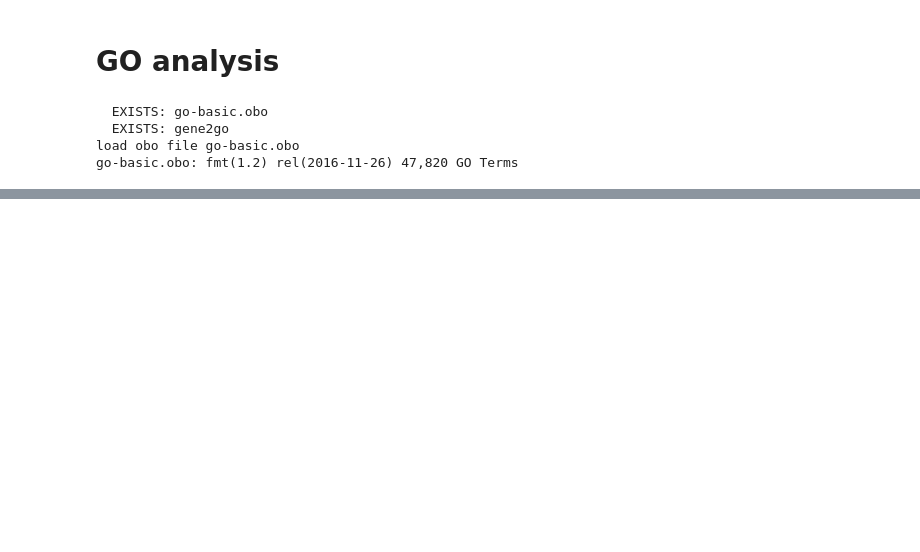
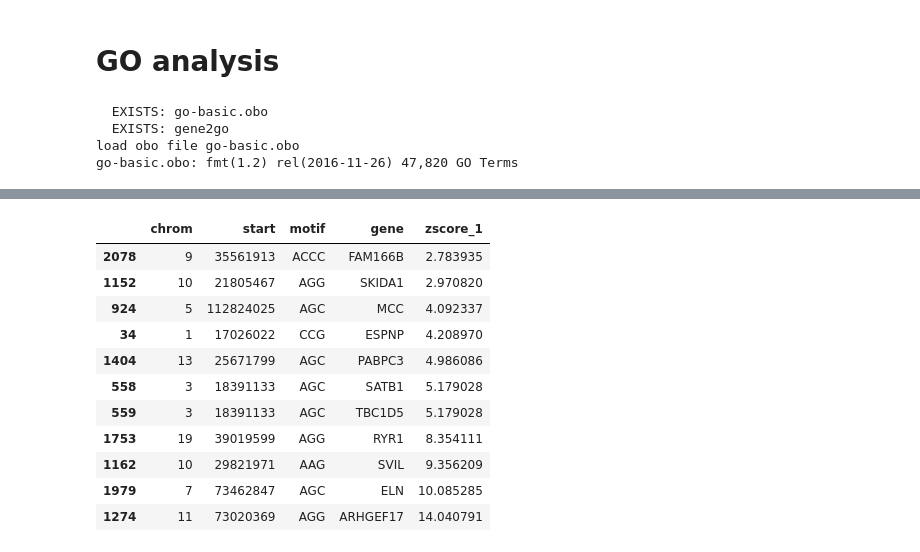
Before and after one commit to gymreklab/mutea-autosomal, a Jupyter notebook: figures/Figure4_InterpretingConstraint.ipynb, the cells around one changed output, grey strips where cells are left out. Saved outputs shown, nothing was run; the diff lists cells and outputs as text; code cells hidden in the pictures; blank space fills up the shorter version.

```diff
--- a/figures/Figure4_InterpretingConstraint.ipynb
+++ b/figures/Figure4_InterpretingConstraint.ipynb
@@ -350,0 +340,3 @@ autism[autism["category"].apply(lambda x: "1" in x)]
+# %%
+coding = coding[coding["gene"].apply(lambda x: "." not in x)]
+coding.sort("zscore_1")[["chrom","start","motif","gene","zscore_1"]].head(n=10)
@@ -350,0 +355,15 @@ autism[autism["category"].apply(lambda x: "1" in x)]
+# %%
+coding.sort("zscore_1")[["chrom","start","motif","gene","zscore_1"]].tail(n=11)
+# %% [output]
+|  | chrom | start | motif | gene | zscore_1 |
+| 2078 | 9 | 35561913 | ACCC | FAM166B | 2.783935 |
+| 1152 | 10 | 21805467 | AGG | SKIDA1 | 2.970820 |
+| 924 | 5 | 112824025 | AGC | MCC | 4.092337 |
+| 34 | 1 | 17026022 | CCG | ESPNP | 4.208970 |
+| 1404 | 13 | 25671799 | AGC | PABPC3 | 4.986086 |
+| 558 | 3 | 18391133 | AGC | SATB1 | 5.179028 |
+| 559 | 3 | 18391133 | AGC | TBC1D5 | 5.179028 |
+| 1753 | 19 | 39019599 | AGG | RYR1 | 8.354111 |
+| 1162 | 10 | 29821971 | AAG | SVIL | 9.356209 |
+| 1979 | 7 | 73462847 | AGC | ELN | 10.085285 |
+| 1274 | 11 | 73020369 | AGG | ARHGEF17 | 14.040791 |
```
Also changed, not shown: parts of 11 cells of this notebook, 19 other files.
